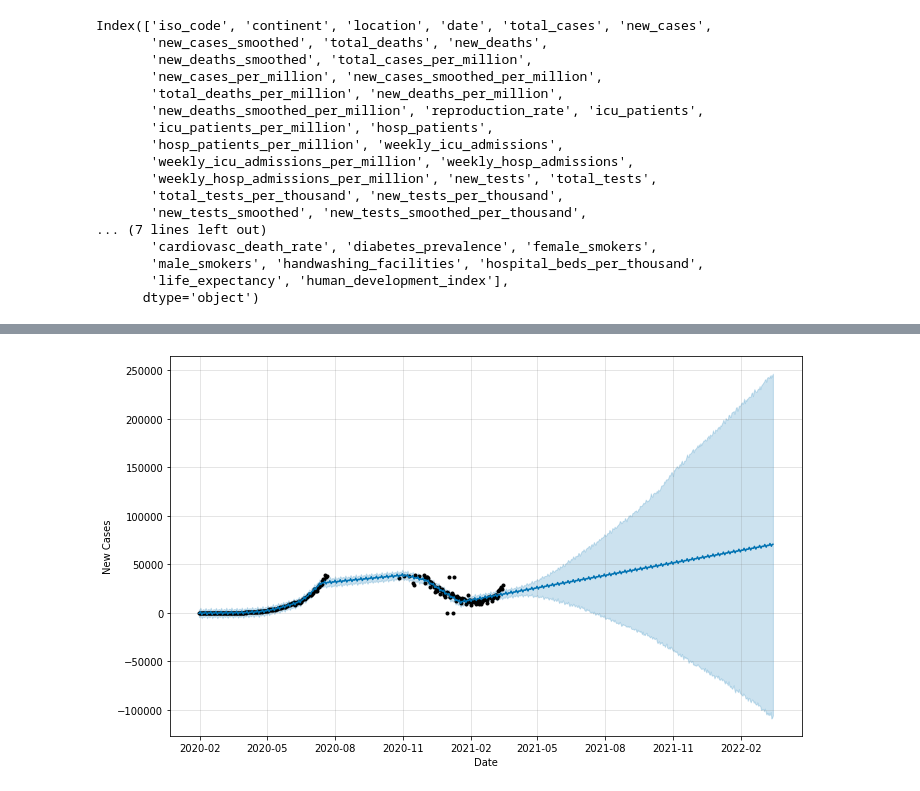
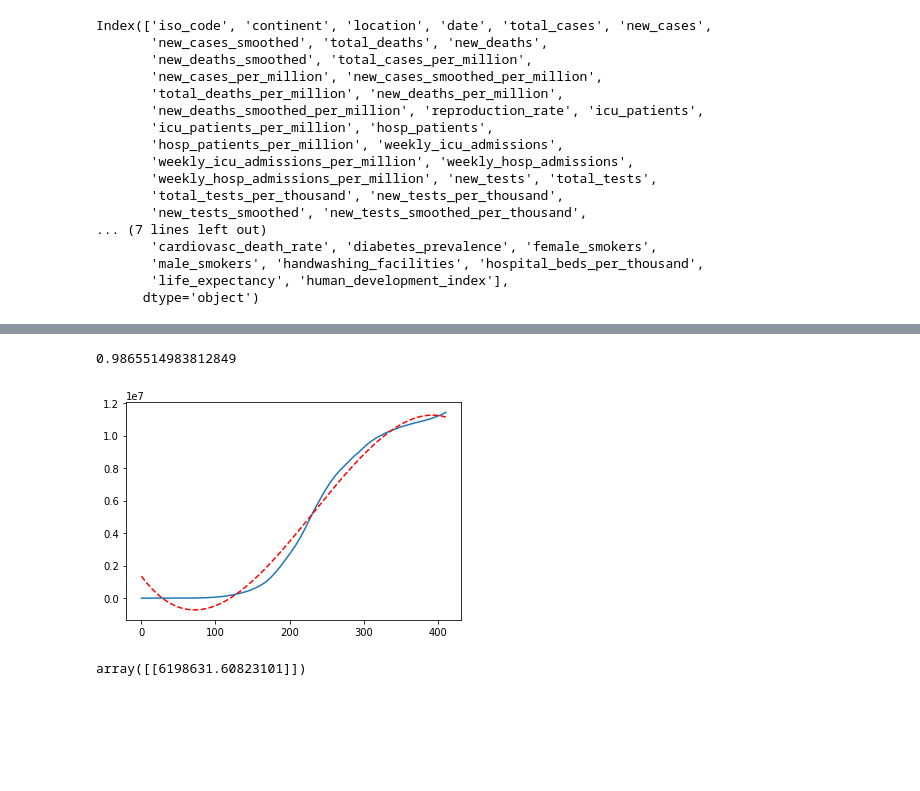
Before and after one commit to New2Coding678/Major-Project, a Jupyter notebook: Major_Project_DS_MAJOR_JAN_DS_01BM2.ipynb, the cells around one changed output, grey strips where cells are left out. Cells and saved outputs as stored; diff of their text form; code cells hidden in the pictures; blank space fills up the shorter version.

```diff
--- a/Major_Project_DS_MAJOR_JAN_DS_01BM2.ipynb
+++ b/Major_Project_DS_MAJOR_JAN_DS_01BM2.ipynb
@@ -234,4 +97,27 @@ forecast[['ds','yhat','yhat_lower','yhat_upper']]
-# %%
-op.plot(forecast,xlabel = 'Date',ylabel='New Cases');
-# %% [output]
-[figure, removed]
+# %%
+from sklearn.preprocessing import PolynomialFeatures
+from sklearn.linear_model import LinearRegression
+import numpy as np
+
+df = df.dropna()
+X = np.array(df["index"]).reshape(-1, 1)
+y = np.array(df["total_cases"]).reshape(-1, 1)
+
+poly = PolynomialFeatures(degree=3)
+X = poly.fit_transform(X)
+
+lin_reg = LinearRegression()
+lin_reg.fit(X, y)
+lin_reg.score(X, y)
+# %% [output]
+0.9865514983812849
+# %%
+plt.plot(df["total_cases"])
+plt.plot(lin_reg.predict(X), "r--")
+plt.show()
+# %% [output]
+[figure, added]
+# %%
+lin_reg.predict(poly.fit_transform([[249]]))
+# %% [output]
+array([[6198631.60823101]])
```
Also changed, not shown: parts of 19 cells of this notebook.
